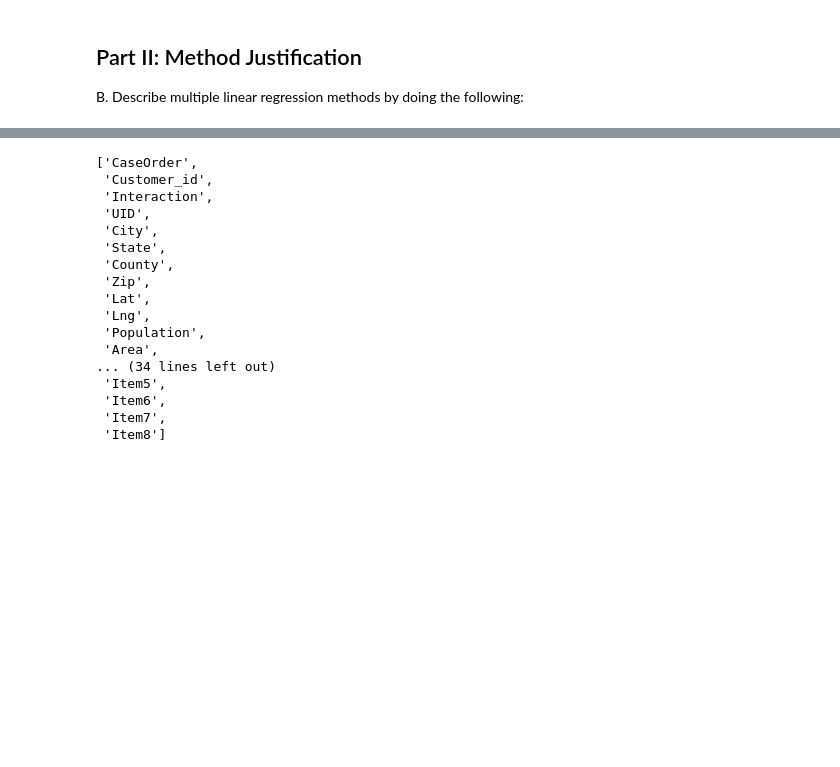
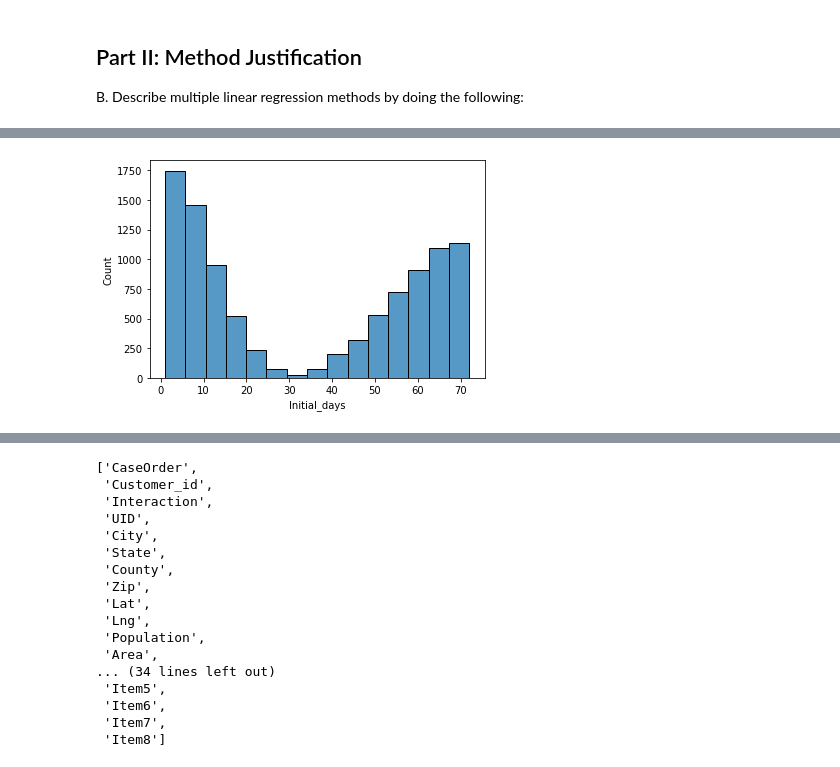
Before and after one commit to DesireeMcElroy/WGU_MSDA, a Jupyter notebook: D208-Predictive_Modeling/logistic_reg_task1.ipynb, the cells around one changed output, grey strips where cells are left out. Drawn from its saved outputs; the diff is of its cells as text; code cells hidden in the pictures; blank space fills up the shorter version.

```diff
--- a/D208-Predictive_Modeling/logistic_reg_task1.ipynb
+++ b/D208-Predictive_Modeling/logistic_reg_task1.ipynb
@@ -113,3 +22,5 @@ J.  Demonstrate professional communication in the content and presentation of yo
+# %%
+df = pd.read_csv('medical_clean.csv')
 # %% [markdown]
 ## Part II: Method Justification
 
@@ -137,0 +47,5 @@ Furthermore on the subject of residuals, Homoscedasticity is defined as the vari
+# %%
+sns.histplot(data=df, x='Initial_days')
+plt.show()
+# %% [output]
+[figure, added]
```
Also changed, not shown: parts of 15 cells of this notebook.
